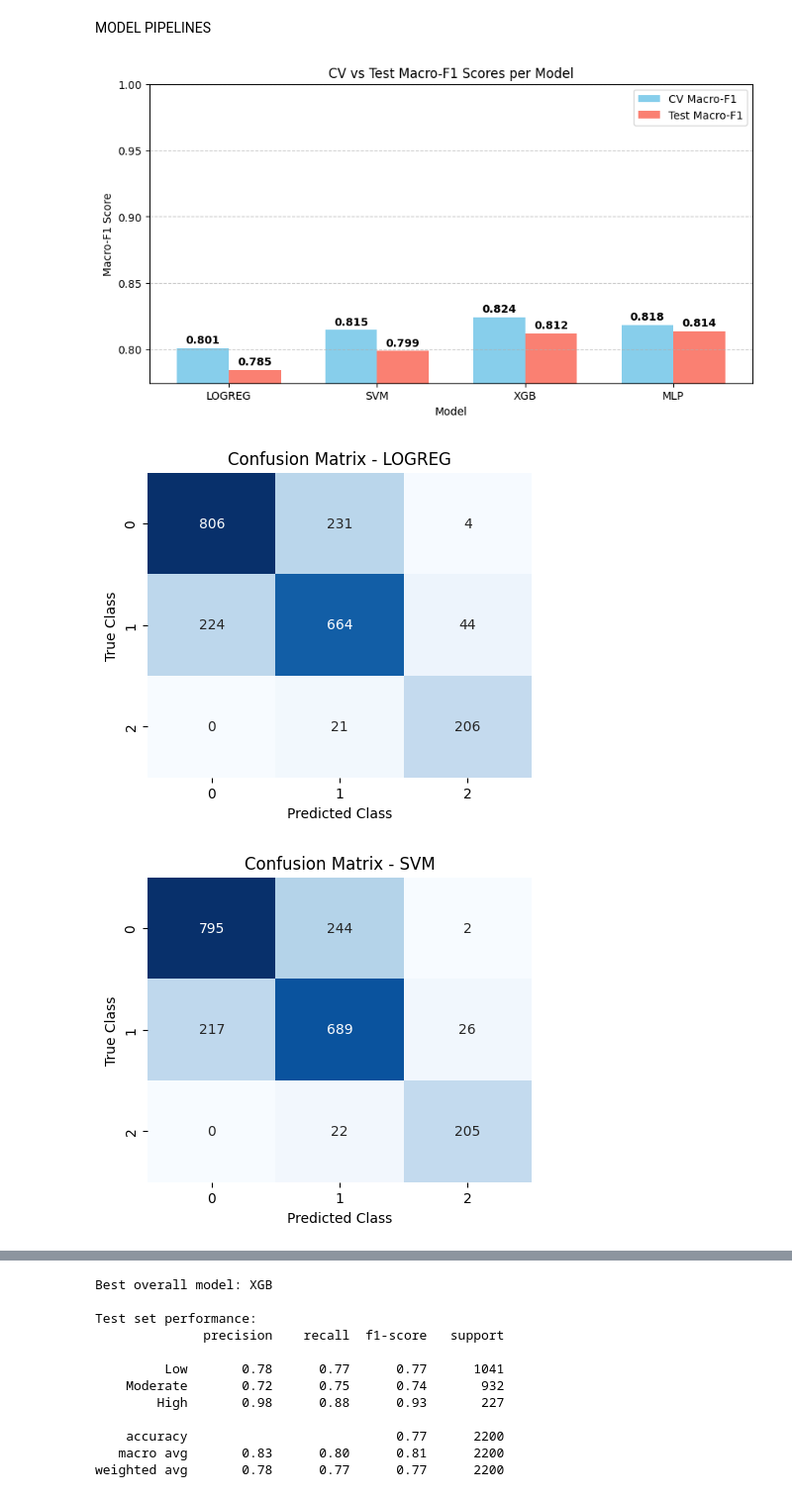
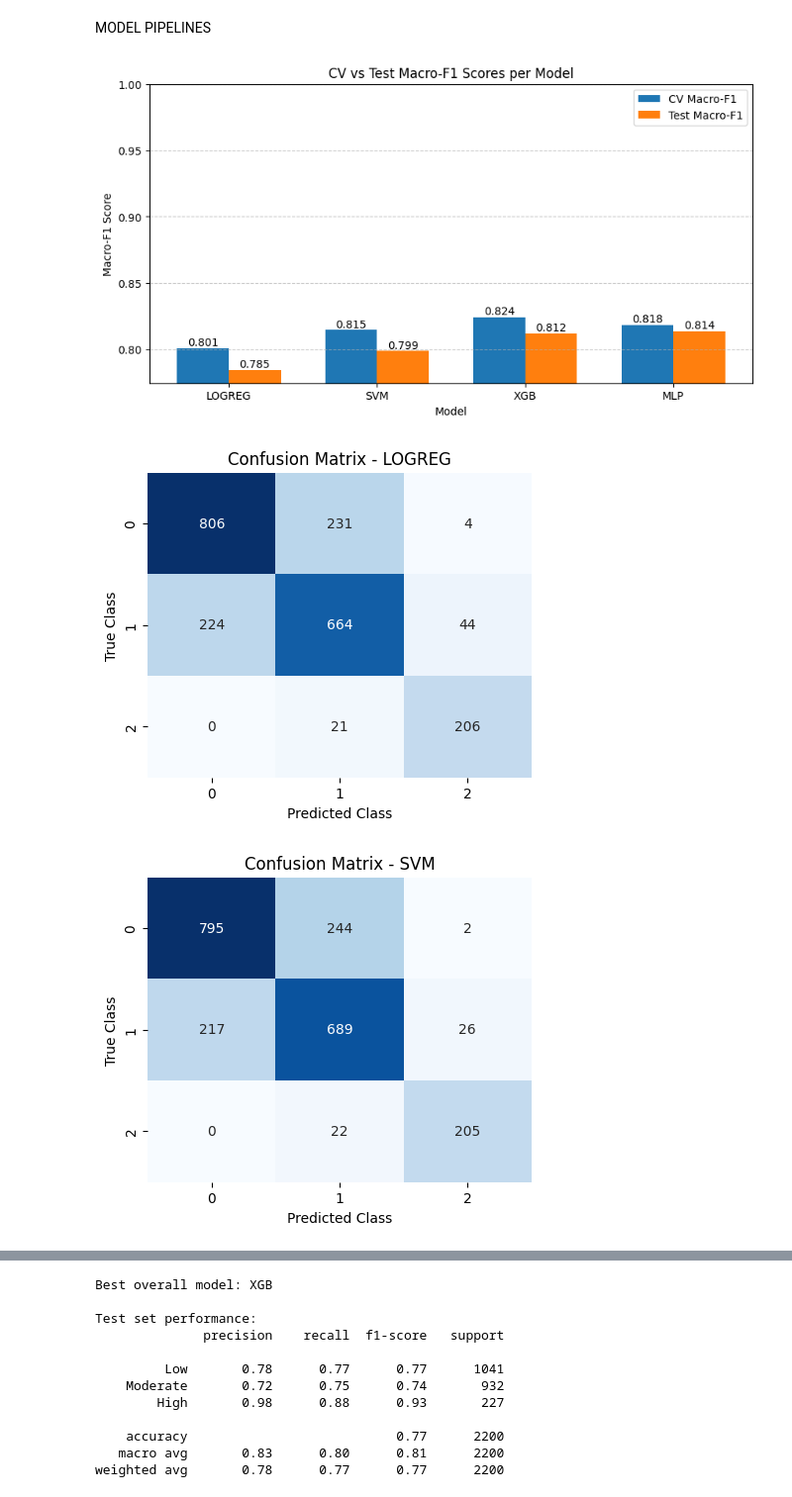
Before and after one commit to GEORGEMUTALE/DECLINE, a Jupyter notebook: model.ipynb, the cells around one changed output, grey strips where cells are left out. Shown at 99% size. Cells and saved outputs as stored; diff of their text form; code cells hidden in the pictures.

```diff
--- a/model.ipynb
+++ b/model.ipynb
@@ -202,50 +198,64 @@ model_names = []
+# %%
+results = {}
+
+for name in pipelines:
+    grid = GridSearchCV(
+        pipelines[name],
+        param_grids[name],
+        cv=cv,
+        scoring="f1_macro",
+        n_jobs=-1
+    )
+
+    grid.fit(X_train, y_train)
+    results[name] = grid
 # %%
+model_names = []
+cv_macro_f1_scores = []
+test_macro_f1_scores = []
 
 for name, grid in results.items():
     model_names.append(name.upper())
-    cv_macro_f1_scores.append(grid.best_score_)  # CV F1
+    cv_macro_f1_scores.append(grid.best_score_)
     y_pred = grid.predict(X_test)
-    test_macro_f1_scores.append(f1_score(y_test, y_pred, average='macro'))
+    test_macro_f1_scores.append(f1_score(y_test, y_pred, average="macro"))
 
-# ----------------------------
-# Plot CV vs Test Macro-F1 (reduced height)
-# ----------------------------
-x = range(len(model_names))
-width = 0.35
+if model_names:
+    x = range(len(model_names))
+    width = 0.35
 
-plt.figure(figsize=(10,5))
-plt.bar([i - width/2 for i in x], cv_macro_f1_scores, width=width, label='CV Macro-F1', color='skyblue')
-plt.bar([i + width/2 for i in x], test_macro_f1_scores, width=width, label='Test Macro-F1', color='salmon')
+    plt.figure(figsize=(10, 5))
 
-# Add value labels slightly above the bars
-for i in x:
-    plt.text(i - width/2, cv_macro_f1_scores[i]+0.002, f"{cv_macro_f1_scores[i]:.3f}", ha='center', va='bottom', fontweight='bold')
-    plt.text(i + width/2, test_macro_f1_scores[i]+0.002, f"{test_macro_f1_scores[i]:.3f}", ha='center', va='bottom', fontweight='bold')
+    plt.bar([i - width/2 for i in x], cv_macro_f1_scores, width, label="CV Macro-F1")
+    plt.bar([i + width/2 for i in x], test_macro_f1_scores, width, label="Test Macro-F1")
 
-plt.xticks(x, model_names)
-plt.ylim(min(min(cv_macro_f1_scores), min(test_macro_f1_scores)) - 0.01, 1)  # reduce bar heights for clarity
-plt.ylabel("Macro-F1 Score")
-plt.xlabel("Model")
-plt.title("CV vs Test Macro-F1 Scores per Model")
-plt.grid(axis='y', linestyle='--', alpha=0.7)
-plt.legend()
-plt.show()
+    for i in x:
+        plt.text(i - width/2, cv_macro_f1_scores[i] + 0.002, f"{cv_macro_f1_scores[i]:.3f}", ha="center")
+        plt.text(i + width/2, test_macro_f1_scores[i] + 0.002, f"{test_macro_f1_scores[i]:.3f}", ha="center")
 
-# ----------------------------
-# Plot Confusion Matrices for each model
-# ----------------------------
+    plt.xticks(x, model_names)
+    all_scores = cv_macro_f1_scores + test_macro_f1_scores
+    plt.ylim(min(all_scores) - 0.01, 1)
+
+    plt.xlabel("Model")
+    plt.ylabel("Macro-F1 Score")
+    plt.title("CV vs Test Macro-F1 Scores per Model")
+    plt.grid(axis="y", linestyle="--", alpha=0.7)
+    plt.legend()
+    plt.show()
+
 for name, grid in results.items():
     y_pred = grid.predict(X_test)
     cm = confusion_matrix(y_test, y_pred)
 
-    plt.figure(figsize=(5,4))
-    sns.heatmap(cm, annot=True, fmt='d', cmap='Blues', cbar=False)
+    plt.figure(figsize=(5, 4))
+    sns.heatmap(cm, annot=True, fmt="d", cmap="Blues", cbar=False)
     plt.title(f"Confusion Matrix - {name.upper()}")
     plt.xlabel("Predicted Class")
     plt.ylabel("True Class")
     plt.show()
 # %% [output]
-[figure, old version]
+[figure, new version]
 [figure]
 [figure]
 [figure]
```
Also changed, not shown: parts of 6 cells of this notebook, 3 other files.
